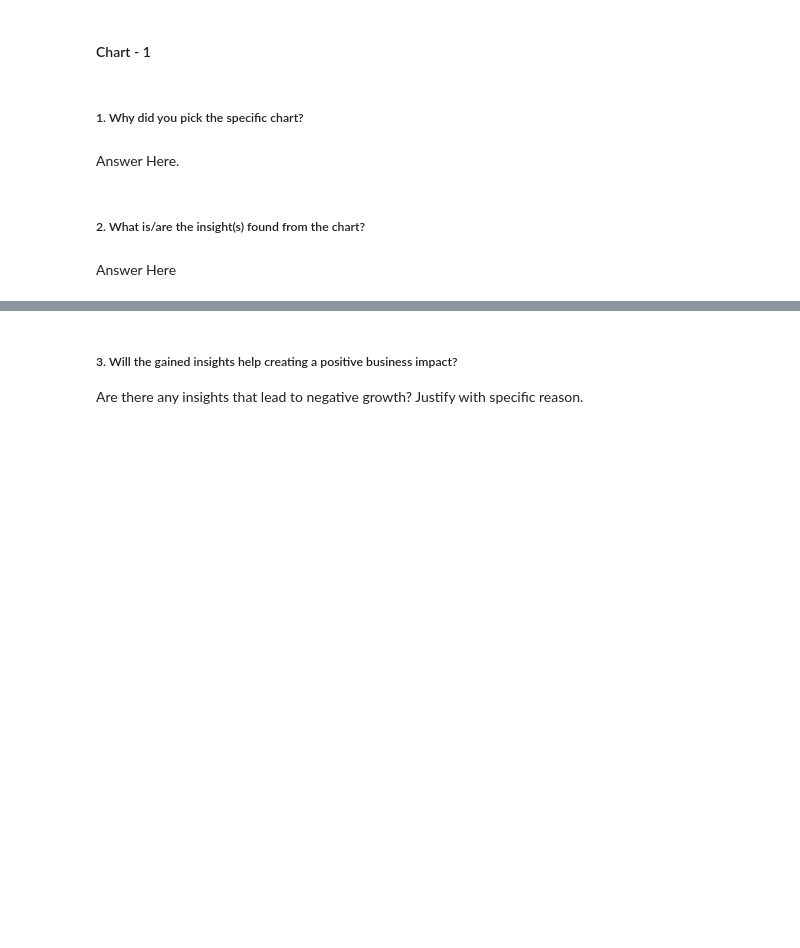
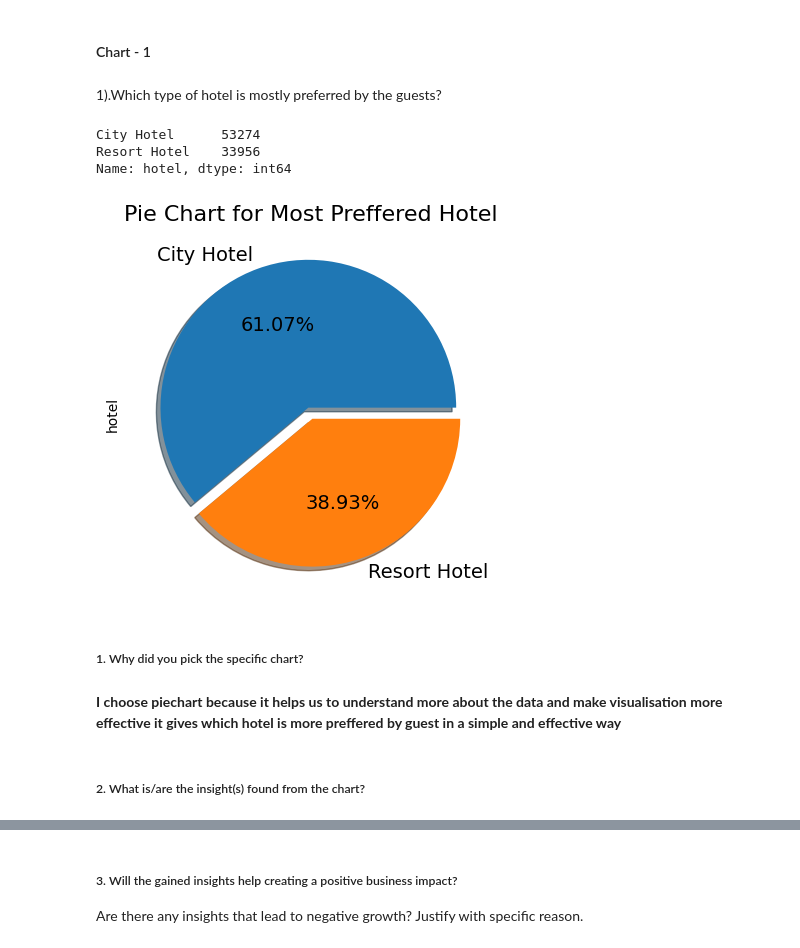
Before and after one commit to meenakshimalik433/Hotel-Booking-Analysis, a Jupyter notebook: Capstone_project_Hotel_Booking_Analysis.ipynb, the cells around one changed output, grey strips where cells are left out. Drawn from its saved outputs; the diff is of its cells as text; code cells hidden in the pictures; blank space fills up the shorter version.

```diff
--- a/Capstone_project_Hotel_Booking_Analysis.ipynb
+++ b/Capstone_project_Hotel_Booking_Analysis.ipynb
@@ -424,3 +436,6 @@ new_hotel_df.drop(new_hotel_df[new_hotel_df['total_guests'] == 0].index, inplace
+# %%
+# convert datatypes of columns'children' and 'agent' from float to int
+new_hotel_df[['children']] = new_hotel_df[['children']].astype(int)
 # %%
 #Dataset after doing all manipulations
 new_hotel_df
@@ -459,13 +477,26 @@ new_hotel_df.shape
 ## ***4. Data Vizualization, Storytelling & Experimenting with charts : Understand the relationships between variables***
 # %% [markdown]
 #### Chart - 1
+# %% [markdown]
+1).Which type of hotel is mostly preferred by the guests?
 # %%
 # Chart - 1 visualization code
+hotel_value = new_hotel_df['hotel'].value_counts()
+hotel_value
+# %% [output]
+City Hotel      53274
+Resort Hotel    33956
+Name: hotel, dtype: int64
+# %%
+# piechart is used for visualization
+hotel_value.plot.pie(autopct='%.2f%%',explode=[0.04, 0.04],shadow=True,fontsize=14)
+plt.title('Pie Chart for Most Preffered Hotel',fontsize = 16)
+plt.show()
+# %% [output]
+[figure, added]
 # %% [markdown]
 ##### 1. Why did you pick the specific chart?
-# %% [markdown]
-Answer Here.
+# %% [markdown]
+**I choose piechart because it helps us to understand more about the data and make visualisation more effective it gives which hotel is more preffered by guest in  a simple and effective way**
 # %% [markdown]
 ##### 2. What is/are the insight(s) found from the chart?
-# %% [markdown]
-Answer Here
```
Also changed, not shown: parts of 33 cells of this notebook.
